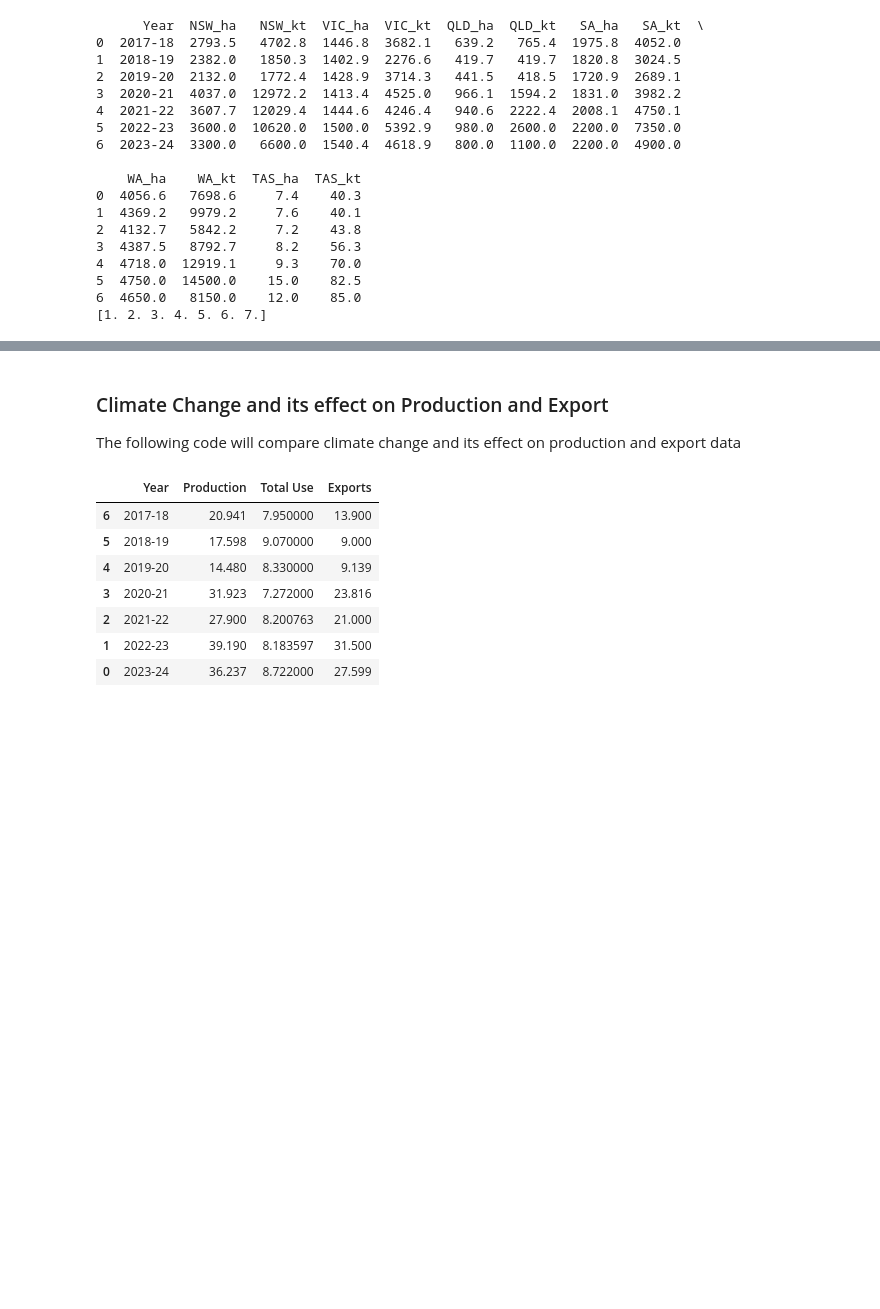
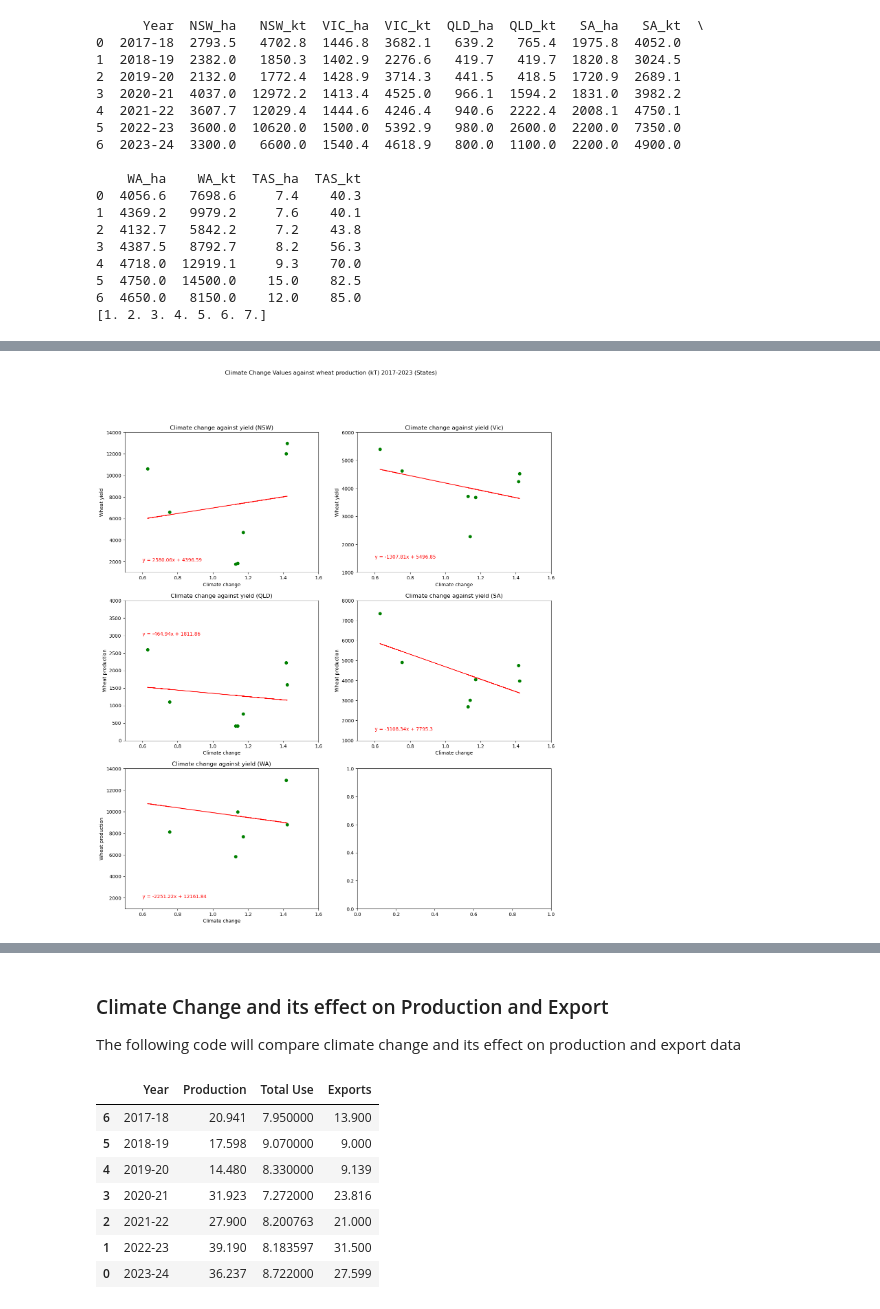
Before and after one commit to B-osborne1/project-one, a Jupyter notebook: project_main_script.ipynb, the cells around one changed output, grey strips where cells are left out. Drawn from its saved outputs; the diff is of its cells as text; code cells hidden in the pictures; blank space fills up the shorter version.

```diff
--- a/project_main_script.ipynb
+++ b/project_main_script.ipynb
@@ -626,0 +855,96 @@ Over this 30 year period, we are able to see a slight increase in climate change
+# %%
+# Creating a multi plot with three rows and two columns
+fig, axs = plt.subplots(3, 2)
+fig.suptitle('Climate Change Values against wheat production (kT) 2017-2023 (States)')
+fig.set_figheight(18)
+fig.set_figwidth(16)
+
+# NSW graph
+# Creating a scatter graph with the year as the x value and yield as the y value
+axs[0,0].scatter(climate_change_new_2017['Climate Change Value'], state_df['NSW_kt'], c='green')
+axs[0,0].set_title('Climate change against yield (NSW)')
+axs[0,0].set_ylabel('Wheat yield')
+axs[0,0].set_xlabel('Climate change')
+axs[0,0].set_xlim(0.5, 1.6)
+axs[0,0].set_ylim(1000, 14000)
+
+# NSW linear regression
+nsw_x_values = climate_change_new_2017['Climate Change Value']
+nsw_y_values = state_df['NSW_kt']
+(nsw_slope, nsw_intercept, nsw_rvalue, nsw_pvalue, nsw_stderr) = st.linregress(nsw_x_values, nsw_y_values)
+nsw_regress = nsw_x_values * nsw_slope + nsw_intercept
+axs[0,0].annotate(f"y = {round(nsw_slope,2)}x + {round(nsw_intercept,2)}", xy=(0.6,2000), xycoords='data', color='red')
+axs[0,0].plot(nsw_x_values,nsw_regress,"r-")
+
+#------
+
+# VIC graph
+axs[0,1].scatter(climate_change_new_2017['Climate Change Value'], state_df['VIC_kt'], c='green')
+axs[0,1].set_title('Climate change against yield (Vic)')
+axs[0,1].set_ylabel('Wheat yield')
+axs[0,1].set_xlabel('Climate change')
+axs[0,1].set_xlim(0.5, 1.6)
+axs[0,1].set_ylim(1000, 6000)
+
+# VIC linear regression
+vic_x_values = climate_change_new_2017['Climate Change Value']
+vic_y_values = state_df['VIC_kt']
+(vic_slope, vic_intercept, vic_rvalue, vic_pvalue, vic_stderr) = st.linregress(vic_x_values, vic_y_values)
+vic_regress = vic_x_values * vic_slope + vic_intercept
+axs[0,1].annotate(f"y = {round(vic_slope,2)}x + {round(vic_intercept,2)}", xy=(0.6,1500), xycoords='data', color='red')
+axs[0,1].plot(vic_x_values,vic_regress,"r-")
+
+
+#------
+# QLD graph
+axs[1,0].scatter(climate_change_new_2017['Climate Change Value'], state_df['QLD_kt'], c='green')
+axs[1,0].set_title('Climate change against yield (QLD)')
+axs[1,0].set_ylabel('Wheat production')
+axs[1,0].set_xlabel('Climate change')
+axs[1,0].set_xlim(0.5, 1.6)
+axs[1,0].set_ylim(0, 4000)
+
+# QLD linear regression (uncomment the section below once fixed)
+qld_x_values = climate_change_new_2017['Climate Change Value']
+qld_y_values = state_df['QLD_kt']
+(qld_slope, qld_intercept, qld_rvalue, qld_pvalue, qld_stderr) = st.linregress(qld_x_values, qld_y_values)
+qld_regress = qld_x_values * qld_slope + qld_intercept
+axs[1,0].annotate(f"y = {round(qld_slope,2)}x + {round(qld_intercept,2)}", xy=(0.6,3000), xycoords='data', color='red')
+axs[1,0].plot(qld_x_values,qld_regress,"r-")
+
+
+#------
+# SA graph
+axs[1,1].scatter(climate_change_new_2017['Climate Change Value'], state_df['SA_kt'], c='green')
+axs[1,1].set_title('Climate change against yield (SA)')
+axs[1,1].set_ylabel('Wheat production')
+axs[1,1].set_xlabel('Climate change')
+axs[1,1].set_xlim(0.5, 1.6)
+axs[1,1].set_ylim(1000, 8000)
+
+# SA linear regression (uncomment the section below once fixed)
+sa_x_values = climate_change_new_2017['Climate Change Value']
+sa_y_values = state_df['SA_kt']
+(sa_slope, sa_intercept, sa_rvalue, sa_pvalue, sa_stderr) = st.linregress(sa_x_values, sa_y_values)
+sa_regress = sa_x_values * sa_slope + sa_intercept
+axs[1,1].annotate(f"y = {round(sa_slope,2)}x + {round(sa_intercept,2)}", xy=(0.6,1500), xycoords='data', color='red')
+axs[1,1].plot(sa_x_values,sa_regress,"r-")
+
+#------
+
+# WA graph
+axs[2,0].scatter(climate_change_new_2017['Climate Change Value'], state_df['WA_kt'], c='green')
+axs[2,0].set_title('Climate change against yield (WA)')
+axs[2,0].set_ylabel('Wheat production')
+axs[2,0].set_xlabel('Climate change')
+axs[2,0].set_xlim(0.5, 1.6)
+axs[2,0].set_ylim(1000, 14000)
+
+# WA regression
+wa_x_values = climate_change_new_2017['Climate Change Value']
+wa_y_values = state_df['WA_kt']
+(wa_slope, wa_intercept, wa_rvalue, wa_pvalue, wa_stderr) = st.linregress(wa_x_values, wa_y_values)
+wa_regress = wa_x_values * wa_slope + wa_intercept
+axs[2,0].annotate(f"y = {round(wa_slope,2)}x + {round(wa_intercept,2)}", xy=(0.6,2000), xycoords='data', color='red')
+axs[2,0].plot(wa_x_values,wa_regress,"r-")
+# %% [output]
@@ -626,0 +952 @@ Over this 30 year period, we are able to see a slight increase in climate change
+[figure, added]
```
Also changed, not shown: parts of 55 cells of this notebook.
